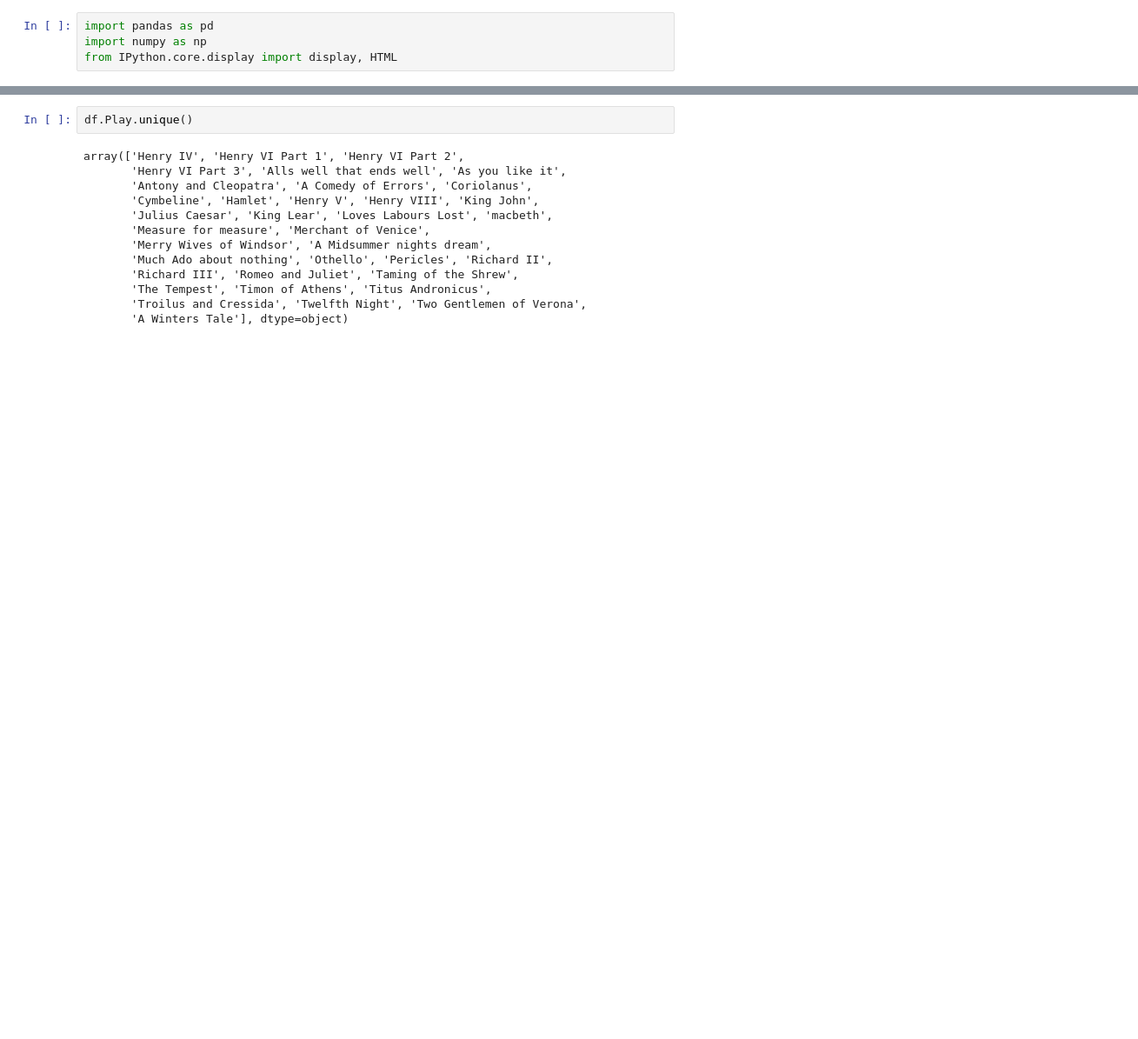
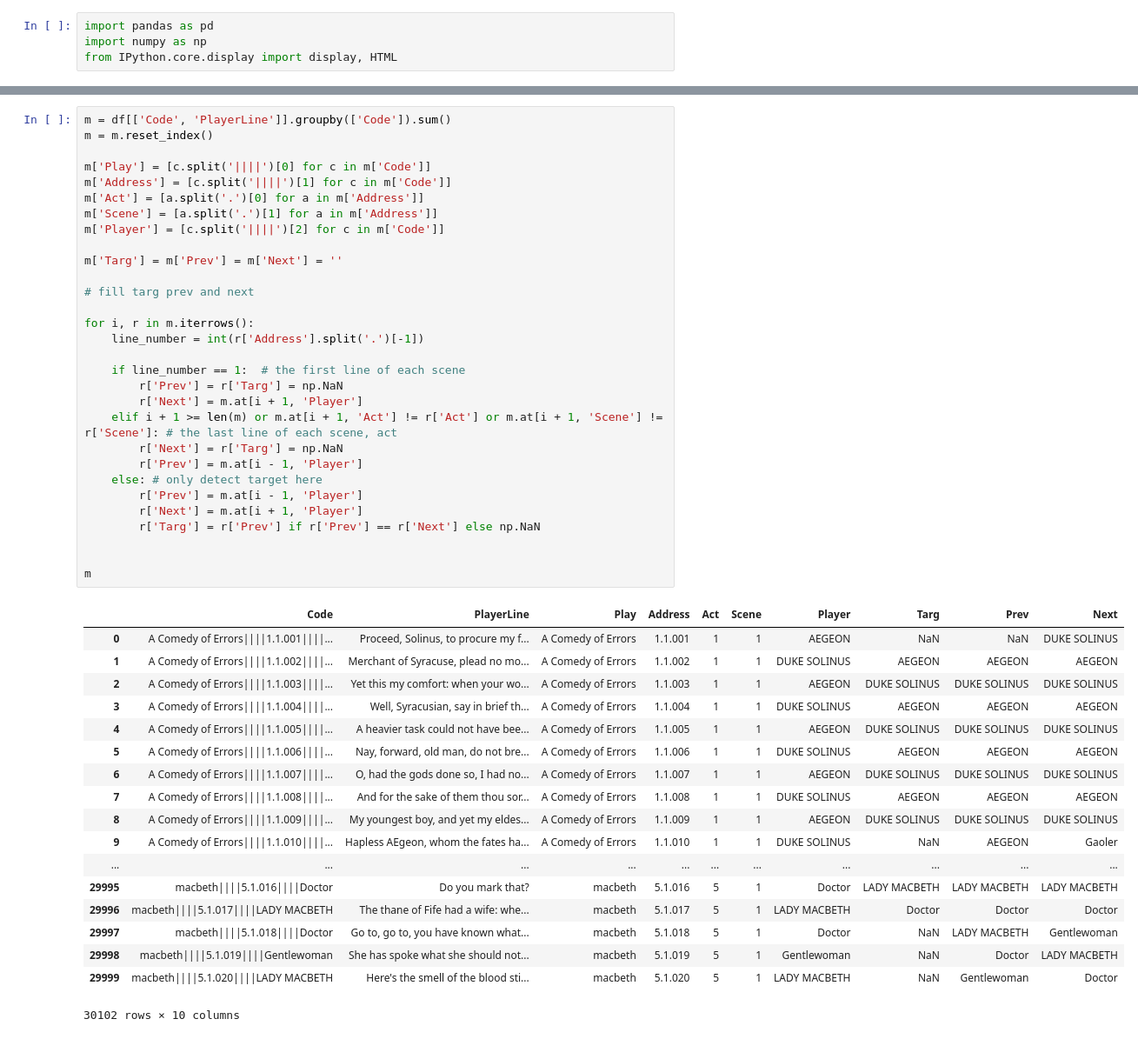
Before and after one commit to Mooophy/Play-Reader, a Jupyter notebook: notebook.ipynb, the cells around one changed output, grey strips where cells are left out. Shown at 87% size. Saved outputs shown, nothing was run; the diff lists cells and outputs as text; blank space fills up the shorter version.

Commit message:
detecting speech target

```diff
--- a/notebook.ipynb
+++ b/notebook.ipynb
@@ -37,15 +48,49 @@ df
-# %%
-df.Play.unique()
-# %% [output]
-array(['Henry IV', 'Henry VI Part 1', 'Henry VI Part 2',
-       'Henry VI Part 3', 'Alls well that ends well', 'As you like it',
-       'Antony and Cleopatra', 'A Comedy of Errors', 'Coriolanus',
-       'Cymbeline', 'Hamlet', 'Henry V', 'Henry VIII', 'King John',
-       'Julius Caesar', 'King Lear', 'Loves Labours Lost', 'macbeth',
-       'Measure for measure', 'Merchant of Venice',
-       'Merry Wives of Windsor', 'A Midsummer nights dream',
-       'Much Ado about nothing', 'Othello', 'Pericles', 'Richard II',
-       'Richard III', 'Romeo and Juliet', 'Taming of the Shrew',
-       'The Tempest', 'Timon of Athens', 'Titus Andronicus',
-       'Troilus and Cressida', 'Twelfth Night', 'Two Gentlemen of Verona',
-       'A Winters Tale'], dtype=object)
+# %%
+m = df[['Code', 'PlayerLine']].groupby(['Code']).sum()
+m = m.reset_index()
+
+m['Play'] = [c.split('||||')[0] for c in m['Code']]
+m['Address'] = [c.split('||||')[1] for c in m['Code']]
+m['Act'] = [a.split('.')[0] for a in m['Address']]
+m['Scene'] = [a.split('.')[1] for a in m['Address']]
+m['Player'] = [c.split('||||')[2] for c in m['Code']]
+
+m['Targ'] = m['Prev'] = m['Next'] = ''
+
+# fill targ prev and next
+
+for i, r in m.iterrows():
+    line_number = int(r['Address'].split('.')[-1])
+
+    if line_number == 1:  # the first line of each scene
+        r['Prev'] = r['Targ'] = np.NaN
+        r['Next'] = m.at[i + 1, 'Player']
+    elif i + 1 >= len(m) or m.at[i + 1, 'Act'] != r['Act'] or m.at[i + 1, 'Scene'] != r['Scene']: # the last line of each scene, act
+        r['Next'] = r['Targ'] = np.NaN
+        r['Prev'] = m.at[i - 1, 'Player']
+    else: # only detect target here
+        r['Prev'] = m.at[i - 1, 'Player']
+        r['Next'] = m.at[i + 1, 'Player']
+        r['Targ'] = r['Prev'] if r['Prev'] == r['Next'] else np.NaN
+
+
+m
+# %% [output]
+|  | Code | PlayerLine | Play | Address | Act | Scene | Player | Targ | Prev | Next |
+| 0 | A Comedy of Errors||||1.1.001||||... | Proceed, Solinus, to procure my f... | A Comedy of Errors | 1.1.001 | 1 | 1 | AEGEON | NaN | NaN | DUKE SOLINUS |
+| 1 | A Comedy of Errors||||1.1.002||||... | Merchant of Syracuse, plead no mo... | A Comedy of Errors | 1.1.002 | 1 | 1 | DUKE SOLINUS | AEGEON | AEGEON | AEGEON |
+| 2 | A Comedy of Errors||||1.1.003||||... | Yet this my comfort: when your wo... | A Comedy of Errors | 1.1.003 | 1 | 1 | AEGEON | DUKE SOLINUS | DUKE SOLINUS | DUKE SOLINUS |
+| 3 | A Comedy of Errors||||1.1.004||||... | Well, Syracusian, say in brief th... | A Comedy of Errors | 1.1.004 | 1 | 1 | DUKE SOLINUS | AEGEON | AEGEON | AEGEON |
+| 4 | A Comedy of Errors||||1.1.005||||... | A heavier task could not have bee... | A Comedy of Errors | 1.1.005 | 1 | 1 | AEGEON | DUKE SOLINUS | DUKE SOLINUS | DUKE SOLINUS |
+| 5 | A Comedy of Errors||||1.1.006||||... | Nay, forward, old man, do not bre... | A Comedy of Errors | 1.1.006 | 1 | 1 | DUKE SOLINUS | AEGEON | AEGEON | AEGEON |
+| 6 | A Comedy of Errors||||1.1.007||||... | O, had the gods done so, I had no... | A Comedy of Errors | 1.1.007 | 1 | 1 | AEGEON | DUKE SOLINUS | DUKE SOLINUS | DUKE SOLINUS |
+| 7 | A Comedy of Errors||||1.1.008||||... | And for the sake of them thou sor... | A Comedy of Errors | 1.1.008 | 1 | 1 | DUKE SOLINUS | AEGEON | AEGEON | AEGEON |
+| 8 | A Comedy of Errors||||1.1.009||||... | My youngest boy, and yet my eldes... | A Comedy of Errors | 1.1.009 | 1 | 1 | AEGEON | DUKE SOLINUS | DUKE SOLINUS | DUKE SOLINUS |
+| 9 | A Comedy of Errors||||1.1.010||||... | Hapless AEgeon, whom the fates ha... | A Comedy of Errors | 1.1.010 | 1 | 1 | DUKE SOLINUS | NaN | AEGEON | Gaoler |
+| ... | ... | ... | ... | ... | ... | ... | ... | ... | ... | ... |
+| 29995 | macbeth||||5.1.016||||Doctor | Do you mark that? | macbeth | 5.1.016 | 5 | 1 | Doctor | LADY MACBETH | LADY MACBETH | LADY MACBETH |
+| 29996 | macbeth||||5.1.017||||LADY MACBETH | The thane of Fife had a wife: whe... | macbeth | 5.1.017 | 5 | 1 | LADY MACBETH | Doctor | Doctor | Doctor |
+| 29997 | macbeth||||5.1.018||||Doctor | Go to, go to, you have known what... | macbeth | 5.1.018 | 5 | 1 | Doctor | NaN | LADY MACBETH | Gentlewoman |
+| 29998 | macbeth||||5.1.019||||Gentlewoman | She has spoke what she should not... | macbeth | 5.1.019 | 5 | 1 | Gentlewoman | NaN | Doctor | LADY MACBETH |
+| 29999 | macbeth||||5.1.020||||LADY MACBETH | Here's the smell of the blood sti... | macbeth | 5.1.020 | 5 | 1 | LADY MACBETH | NaN | Gentlewoman | Doctor |
+30102 rows × 10 columns
```
Also changed, not shown: parts of 2 cells of this notebook.
